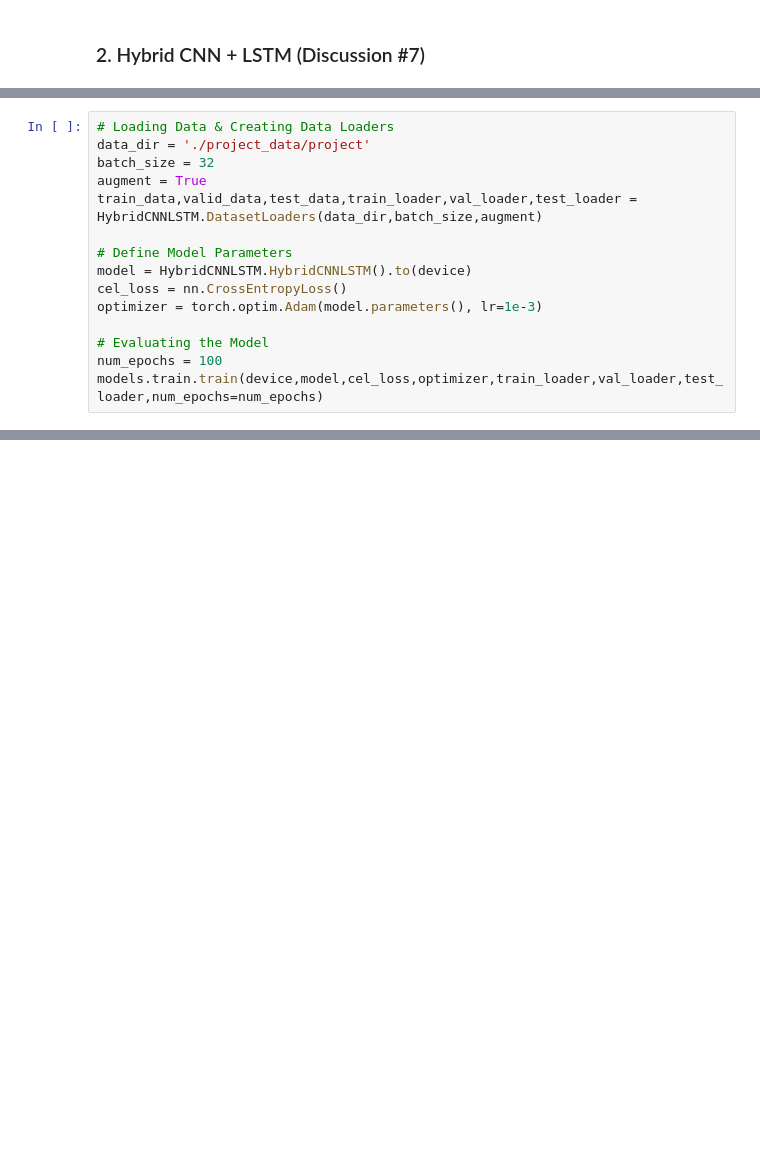
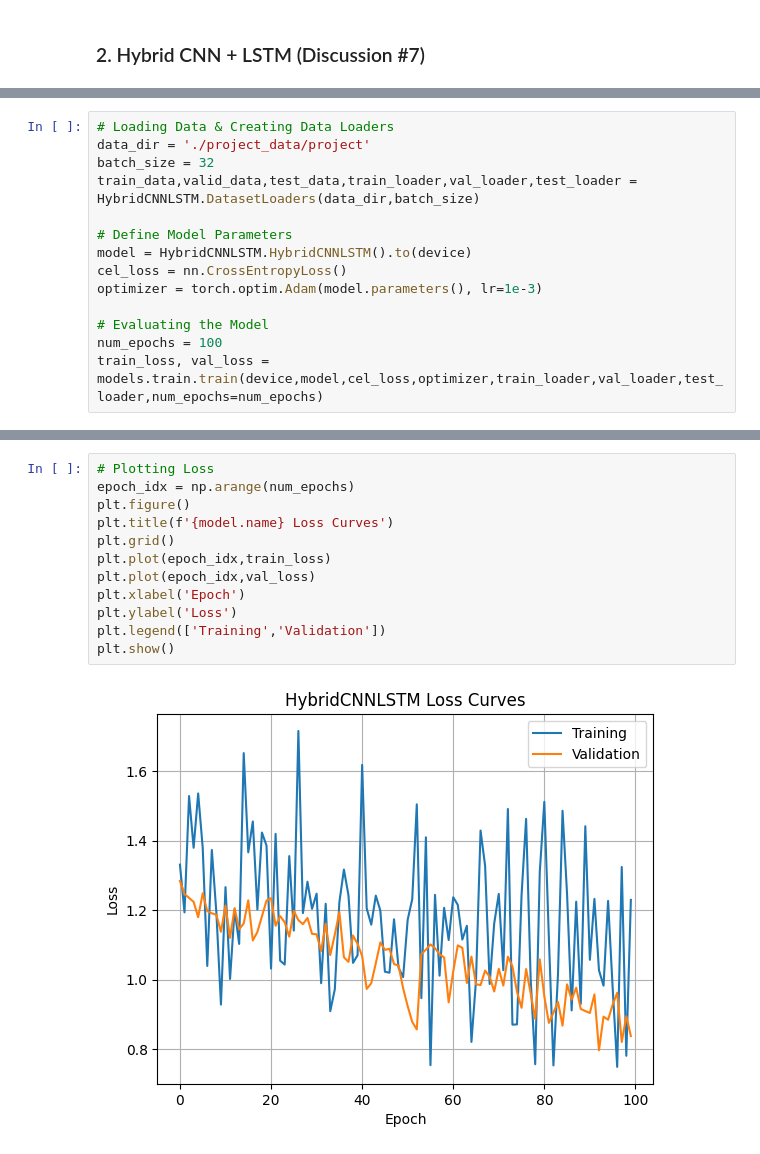
Before and after one commit to dotimothy/C247-Project, a Jupyter notebook: Project.ipynb, the cells around one changed output, grey strips where cells are left out. Cells and saved outputs as stored; diff of their text form; blank space fills up the shorter version.

```diff
--- a/Project.ipynb
+++ b/Project.ipynb
@@ -232,8 +274,7 @@ print(HybridCNNLSTM.HybridCNNLSTM())
 # Loading Data & Creating Data Loaders
 data_dir = './project_data/project'
 batch_size = 32
-augment = True
-train_data,valid_data,test_data,train_loader,val_loader,test_loader = HybridCNNLSTM.DatasetLoaders(data_dir,batch_size,augment)
+train_data,valid_data,test_data,train_loader,val_loader,test_loader = HybridCNNLSTM.DatasetLoaders(data_dir,batch_size)
 
 # Define Model Parameters
 model = HybridCNNLSTM.HybridCNNLSTM().to(device)
@@ -242,4 +283,4 @@ optimizer = torch.optim.Adam(model.parameters(), lr=1e-3)
 
 # Evaluating the Model
 num_epochs = 100
-models.train.train(device,model,cel_loss,optimizer,train_loader,val_loader,test_loader,num_epochs=num_epochs)
+train_loss, val_loss = models.train.train(device,model,cel_loss,optimizer,train_loader,val_loader,test_loader,num_epochs=num_epochs)
@@ -246,2 +305,16 @@ models.train.train(device,model,cel_loss,optimizer,train_loader,val_loader,test_
+# %%
+# Plotting Loss
+epoch_idx = np.arange(num_epochs)
+plt.figure()
+plt.title(f'{model.name} Loss Curves')
+plt.grid()
+plt.plot(epoch_idx,train_loss)
+plt.plot(epoch_idx,val_loss)
+plt.xlabel('Epoch')
+plt.ylabel('Loss')
+plt.legend(['Training','Validation'])
+plt.show()
+# %% [output]
+[figure, added]
 # %%
 # Saving the Model
```
Also changed, not shown: parts of 10 cells of this notebook, 5 other files.
